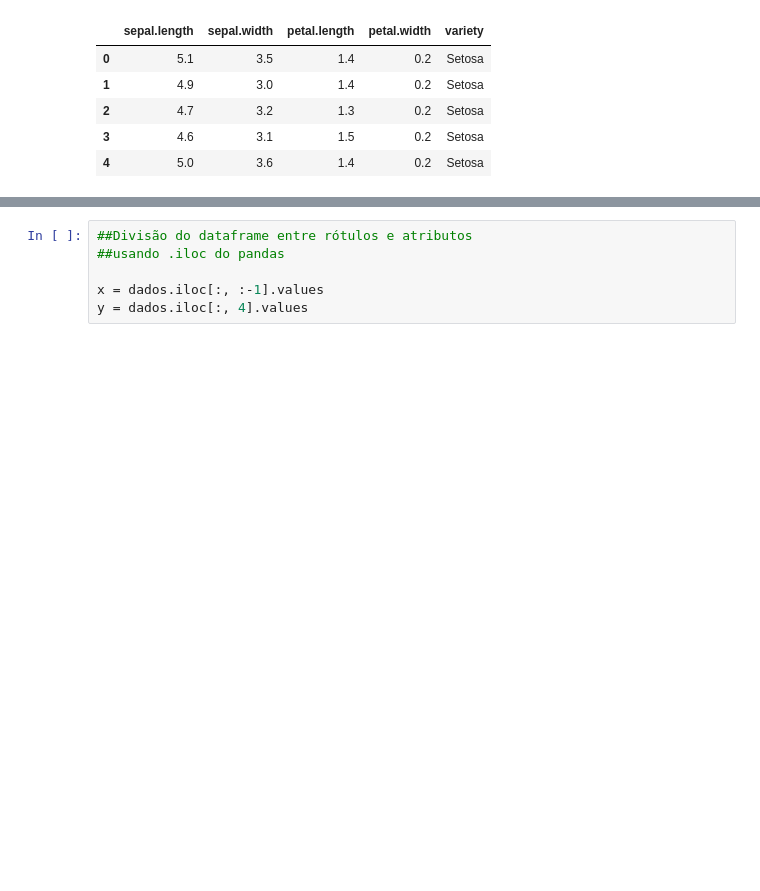
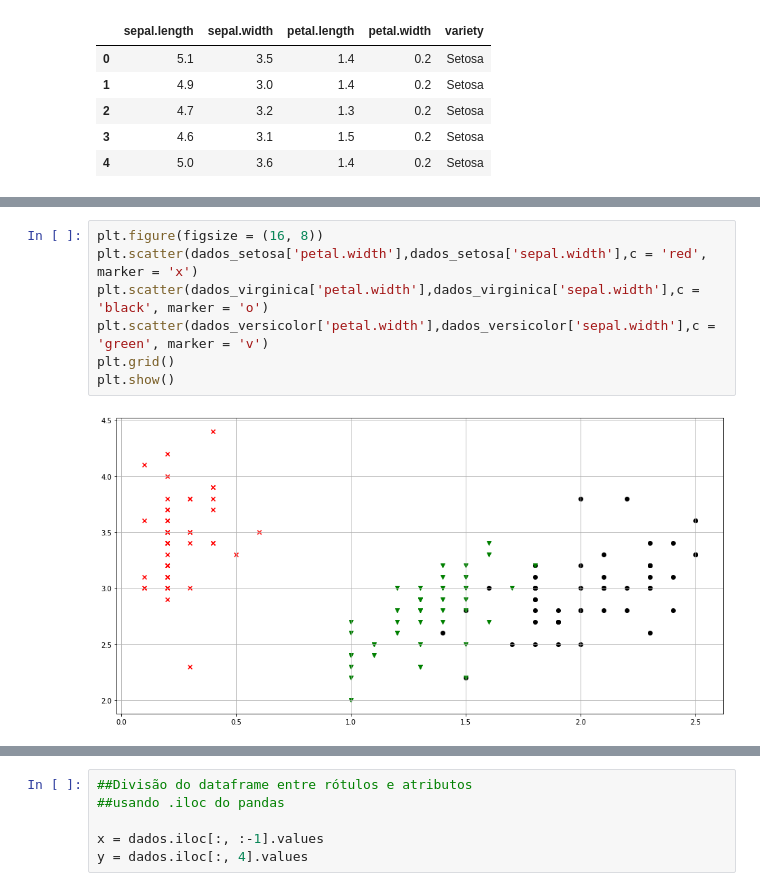
Before and after one commit to wjunior15/iris_dataset, a Jupyter notebook: Iris_dataset.ipynb, the cells around one changed output, grey strips where cells are left out. Drawn from its saved outputs; the diff is of its cells as text; blank space fills up the shorter version.

```diff
--- a/Iris_dataset.ipynb
+++ b/Iris_dataset.ipynb
@@ -85,0 +59,9 @@ sns.pairplot(dados_Versicolor, corner = True)
+# %%
+plt.figure(figsize = (16, 8))
+plt.scatter(dados_setosa['petal.width'],dados_setosa['sepal.width'],c = 'red', marker = 'x')
+plt.scatter(dados_virginica['petal.width'],dados_virginica['sepal.width'],c = 'black', marker = 'o')
+plt.scatter(dados_versicolor['petal.width'],dados_versicolor['sepal.width'],c = 'green', marker = 'v')
+plt.grid()
+plt.show()
+# %% [output]
+[figure, added]
```
Also changed, not shown: parts of 39 cells of this notebook.
